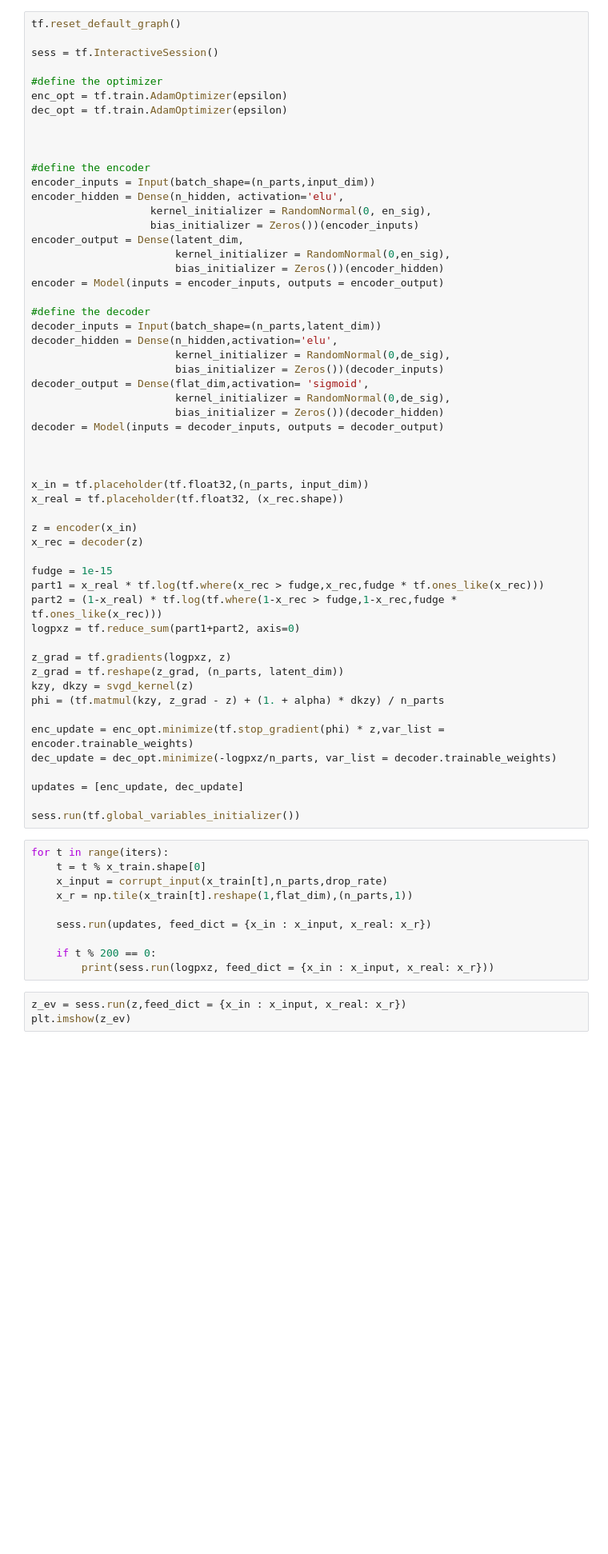
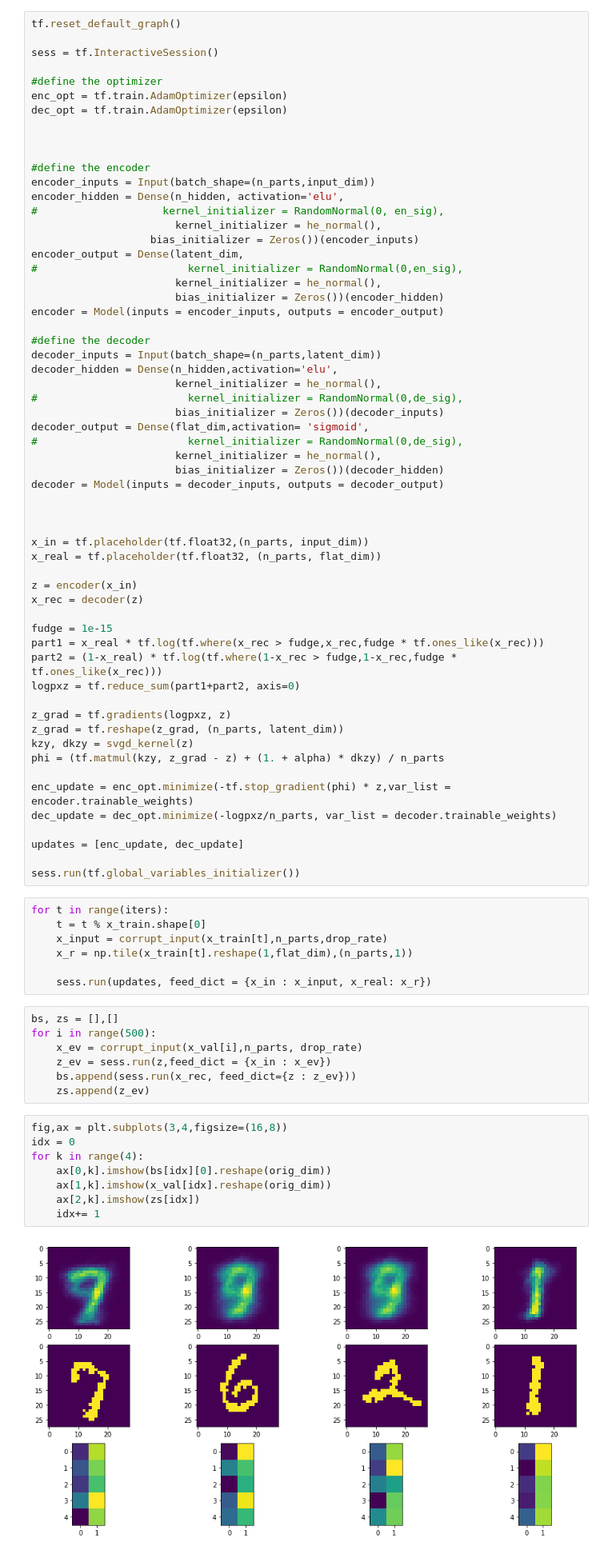
Before and after one commit to jthuemmel/svgd, a Jupyter notebook: stein_vae.ipynb, the cells around one changed output. Shown at 80% size. Saved outputs shown, nothing was run; the diff lists cells and outputs as text; blank space fills up the shorter version.

```diff
--- a/stein_vae.ipynb
+++ b/stein_vae.ipynb
@@ -244,27 +244,31 @@ dec_opt = tf.train.AdamOptimizer(epsilon)
 #define the encoder
 encoder_inputs = Input(batch_shape=(n_parts,input_dim))
 encoder_hidden = Dense(n_hidden, activation='elu',
-                   kernel_initializer = RandomNormal(0, en_sig),
+#                    kernel_initializer = RandomNormal(0, en_sig),
+                       kernel_initializer = he_normal(),
                    bias_initializer = Zeros())(encoder_inputs)
 encoder_output = Dense(latent_dim,
-                       kernel_initializer = RandomNormal(0,en_sig),
+#                        kernel_initializer = RandomNormal(0,en_sig),
+                       kernel_initializer = he_normal(),
                        bias_initializer = Zeros())(encoder_hidden)
 encoder = Model(inputs = encoder_inputs, outputs = encoder_output)
 
 #define the decoder
 decoder_inputs = Input(batch_shape=(n_parts,latent_dim))
 decoder_hidden = Dense(n_hidden,activation='elu',
-                       kernel_initializer = RandomNormal(0,de_sig),
+                       kernel_initializer = he_normal(),
+#                        kernel_initializer = RandomNormal(0,de_sig),
                        bias_initializer = Zeros())(decoder_inputs)
 decoder_output = Dense(flat_dim,activation= 'sigmoid',
-                       kernel_initializer = RandomNormal(0,de_sig),
+#                        kernel_initializer = RandomNormal(0,de_sig),
+                       kernel_initializer = he_normal(),
                        bias_initializer = Zeros())(decoder_hidden)
 decoder = Model(inputs = decoder_inputs, outputs = decoder_output)
 
 
 
 x_in = tf.placeholder(tf.float32,(n_parts, input_dim))
-x_real = tf.placeholder(tf.float32, (x_rec.shape))
+x_real = tf.placeholder(tf.float32, (n_parts, flat_dim))
 
 z = encoder(x_in)
 x_rec = decoder(z)
@@ -279,7 +283,7 @@ z_grad = tf.reshape(z_grad, (n_parts, latent_dim))
 kzy, dkzy = svgd_kernel(z)
 phi = (tf.matmul(kzy, z_grad - z) + (1. + alpha) * dkzy) / n_parts
 
-enc_update = enc_opt.minimize(tf.stop_gradient(phi) * z,var_list = encoder.trainable_weights)
+enc_update = enc_opt.minimize(-tf.stop_gradient(phi) * z,var_list = encoder.trainable_weights)
 dec_update = dec_opt.minimize(-logpxz/n_parts, var_list = decoder.trainable_weights)
 
 updates = [enc_update, dec_update]
@@ -292,12 +296,23 @@ for t in range(iters):
     x_r = np.tile(x_train[t].reshape(1,flat_dim),(n_parts,1))
 
     sess.run(updates, feed_dict = {x_in : x_input, x_real: x_r})
-
-    if t % 200 == 0:
-        print(sess.run(logpxz, feed_dict = {x_in : x_input, x_real: x_r}))
-# %%
-z_ev = sess.run(z,feed_dict = {x_in : x_input, x_real: x_r})
-plt.imshow(z_ev)
+# %%
+bs, zs = [],[]
+for i in range(500):
+    x_ev = corrupt_input(x_val[i],n_parts, drop_rate)
+    z_ev = sess.run(z,feed_dict = {x_in : x_ev})
+    bs.append(sess.run(x_rec, feed_dict={z : z_ev}))
+    zs.append(z_ev)
+# %%
+fig,ax = plt.subplots(3,4,figsize=(16,8))
+idx = 0
+for k in range(4):
+    ax[0,k].imshow(bs[idx][0].reshape(orig_dim))
+    ax[1,k].imshow(x_val[idx].reshape(orig_dim))
+    ax[2,k].imshow(zs[idx])
+    idx+= 1
+# %% [output]
+[figure, added]
 # %%
 tf.reset_default_graph()
 
```
Also changed, not shown: parts of 5 cells of this notebook.
